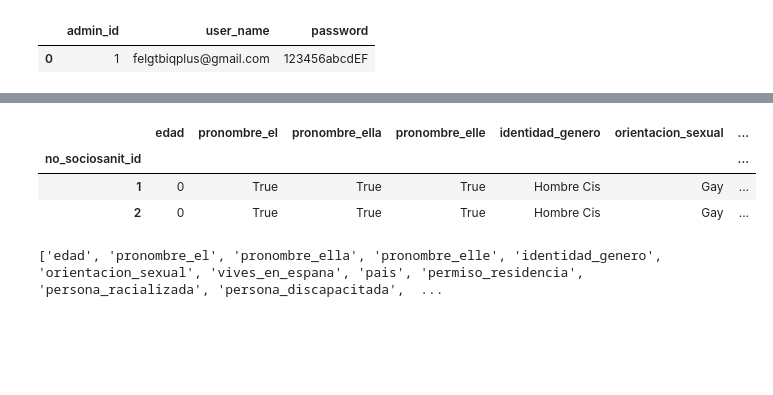
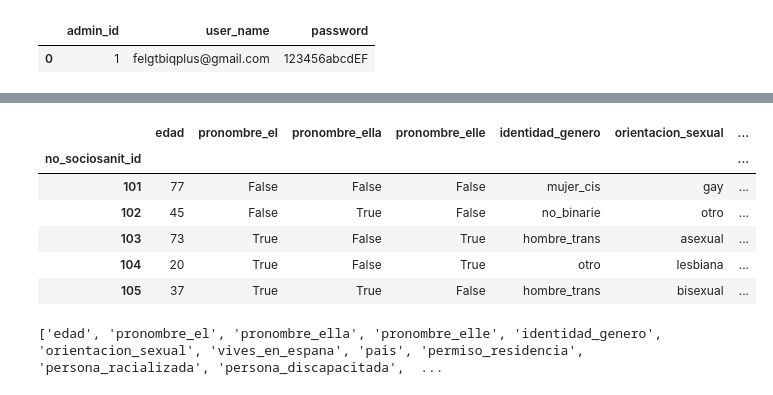
Before and after one commit to JavierRodriguezFontiveros/FELGTBI-, a Jupyter notebook: BaseDatos/tablas.ipynb, the cells around one changed output, grey strips where cells are left out. Drawn from its saved outputs; the diff is of its cells as text; code cells hidden in the pictures; blank space fills up the shorter version.

```diff
--- a/BaseDatos/tablas.ipynb
+++ b/BaseDatos/tablas.ipynb
@@ -128,11 +129,14 @@ Index(['edad', 'pronombre_el', 'pronombre_ella', 'pronombre_elle',
       dtype='object')
 # %%
-df_3.head()
+df_3.tail()
 # %% [output]
 |  | edad | pronombre_el | pronombre_ella | pronombre_elle | identidad_genero | orientacion_sexual | ... |
 | no_sociosanit_id |  |  |  |  |  |  | ... |
-| 1 | 0 | True | True | True | Hombre Cis | Gay | ... |
-| 2 | 0 | True | True | True | Hombre Cis | Gay | ... |
+| 101 | 77 | False | False | False | mujer_cis | gay | ... |
+| 102 | 45 | False | True | False | no_binarie | otro | ... |
+| 103 | 73 | True | False | True | hombre_trans | asexual | ... |
+| 104 | 20 | True | False | True | otro | lesbiana | ... |
+| 105 | 37 | True | True | False | hombre_trans | bisexual | ... |
 # %%
 print(list(df_3.columns))
 # %% [output]
```
Also changed, not shown: parts of 1 cell of this notebook, 1 other file.
